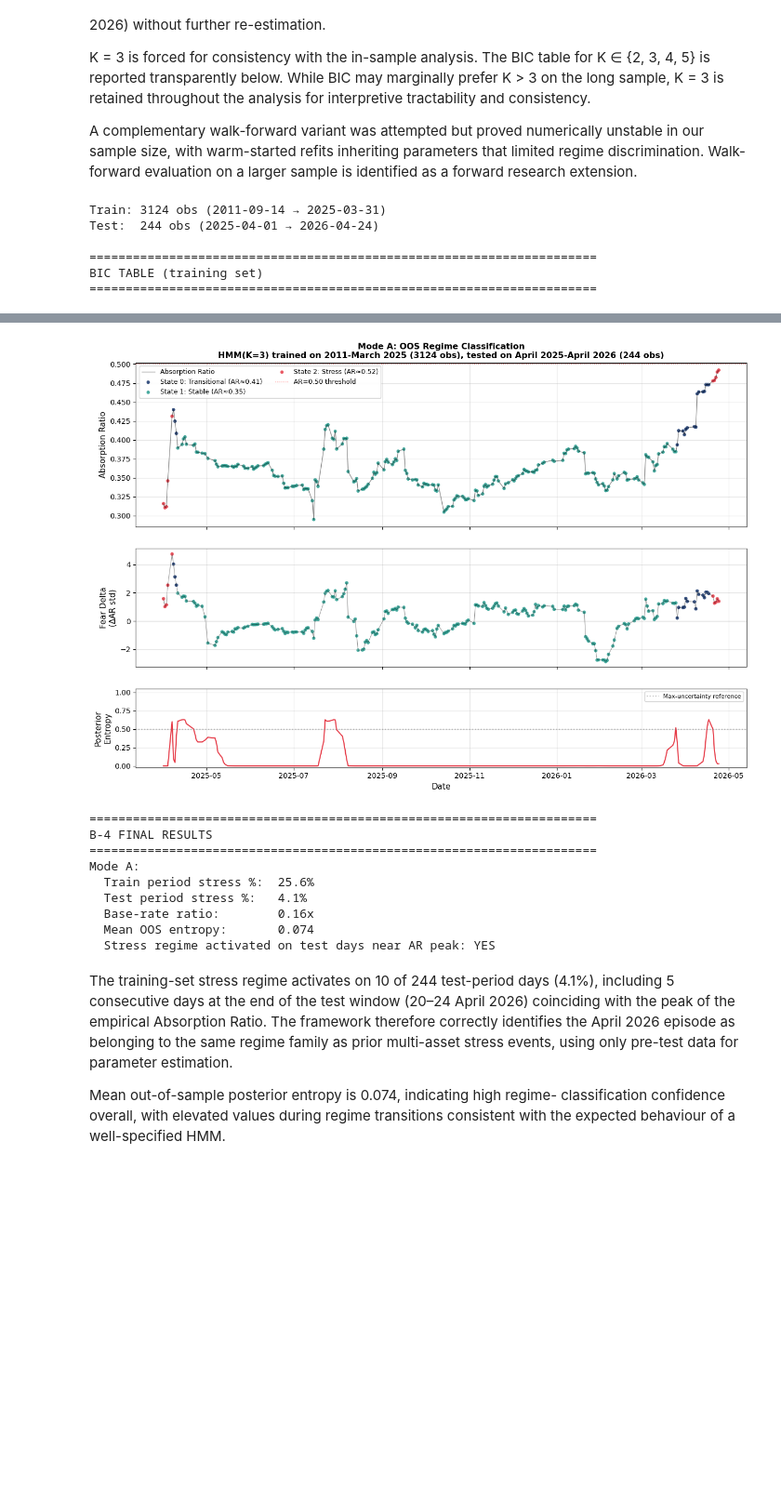
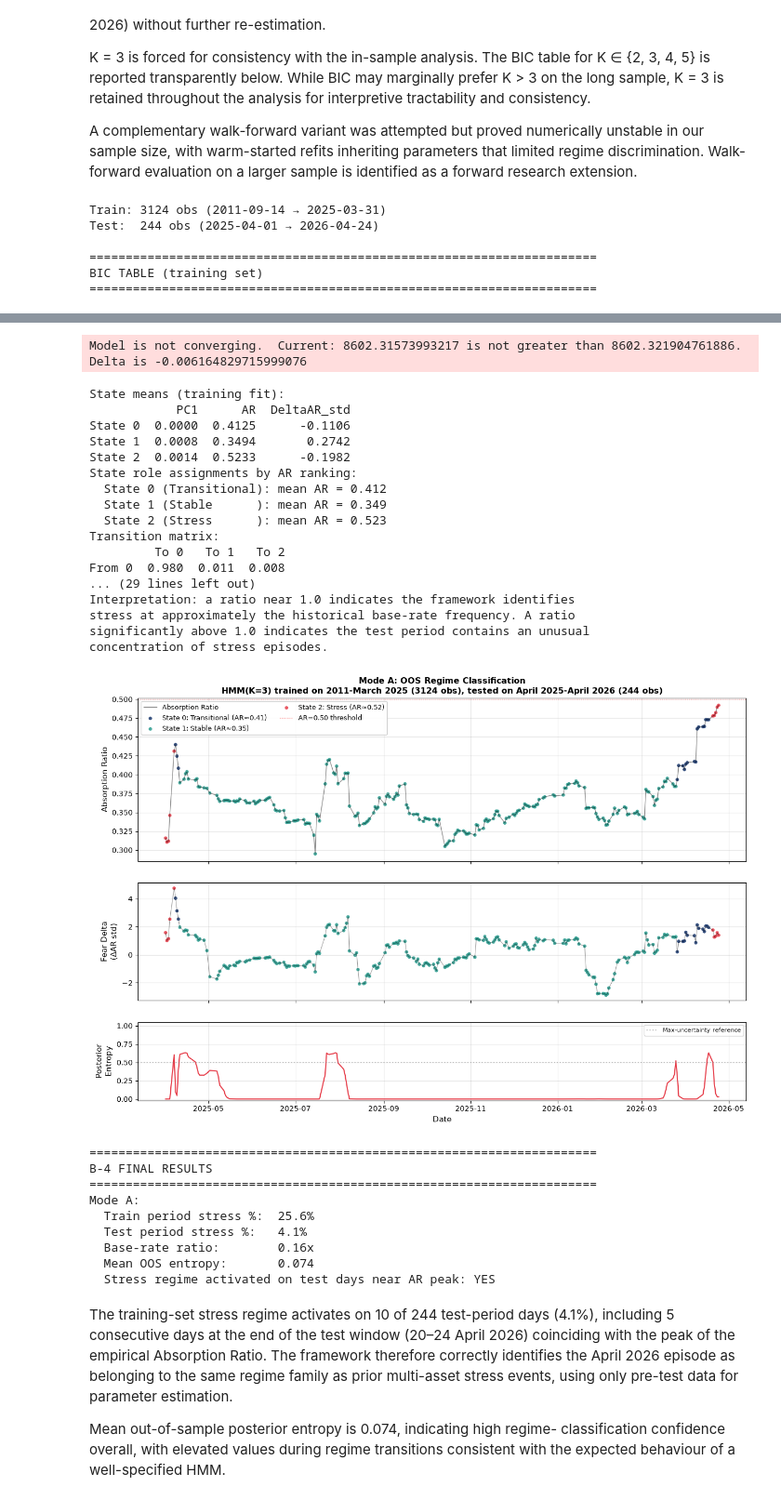
Before and after one commit to youness-yach/geometry-of-risk, a Jupyter notebook: notebooks/geometry_of_risk.ipynb, the cells around one changed output, grey strips where cells are left out. Shown at 93% size. Saved outputs shown, nothing was run; the diff lists cells and outputs as text; code cells hidden in the pictures; blank space fills up the shorter version.

```diff
--- a/notebooks/geometry_of_risk.ipynb
+++ b/notebooks/geometry_of_risk.ipynb
@@ -143,7 +163,7 @@ tickers = {
 
 print("Fetching Global Data...")
 # We download 1 year of data to capture the current 2024-2025 regime
-data = yf.download(list(tickers.keys()), period="1y")["Close"]
+data = snapshot_download(list(tickers.keys()), period="1y")["Close"]
 data.rename(columns=tickers, inplace=True)
 # %% [output]
 Fetching Global Data...
@@ -866,7 +883,7 @@ volume_proxies = {
 
 # 2. Download all data (Main + Proxies)
 all_tickers = list(tickers.keys()) + list(volume_proxies.values())
-raw_data = yf.download(list(all_tickers), period="1y", progress=False)
+raw_data = snapshot_download(list(all_tickers), period="1y", progress=False)
 
 # 3. Extract Prices (Using original tickers)
 prices = raw_data["Close"][list(tickers.keys())].rename(columns=tickers)
@@ -1129,7 +1146,7 @@ that is directly comparable to the static Pearson MST from Section 2.6.
 # have known numerical stability issues.
 
 # ── Load long-history data and slice to 9-asset window ────────────────────
-LONG_HISTORY_CSV = "asset_prices_long_history.csv"  # adjust path if needed
+LONG_HISTORY_CSV = "../data/asset_prices_long_history.csv"
 prices = pd.read_csv(LONG_HISTORY_CSV, index_col=0, parse_dates=True)
 prices_full = prices.dropna()  # only rows where all 9 assets have data
 print(f"DCC sample: {prices_full.shape[0]} obs × {prices_full.shape[1]} assets")
@@ -1850,7 +1864,7 @@ windows use the full 9-asset universe.
 # Principal components as a measure of systemic risk.
 # Journal of Portfolio Management, 37(4), 112–126.
 
-LONG_HISTORY_CSV = "asset_prices_long_history.csv"  # adjust path if needed
+LONG_HISTORY_CSV = "../data/asset_prices_long_history.csv"
 prices_long = pd.read_csv(LONG_HISTORY_CSV, index_col=0, parse_dates=True)
 
 CRISIS_WINDOWS = {
@@ -2261,7 +2292,7 @@ def rolling_ar(returns, window=60, min_obs=30):
 
 
 # ── Load and slice ───────────────────────────────────────────────────────
-LONG_HISTORY_CSV = "asset_prices_long_history.csv"
+LONG_HISTORY_CSV = "../data/asset_prices_long_history.csv"
 prices = pd.read_csv(LONG_HISTORY_CSV, index_col=0, parse_dates=True)
 prices_full = prices.dropna()
 log_ret_full = np.log(prices_full / prices_full.shift(1)).dropna()
@@ -2573,13 +2597,31 @@ concentration of stress episodes.
+Model is not converging.  Current: 8602.31573993217 is not greater than 8602.321904761886. Delta is -0.006164829715999076
+State means (training fit):
+            PC1      AR  DeltaAR_std
+State 0  0.0000  0.4125      -0.1106
+State 1  0.0008  0.3494       0.2742
+State 2  0.0014  0.5233      -0.1982
+State role assignments by AR ranking:
+  State 0 (Transitional): mean AR = 0.412
+  State 1 (Stable      ): mean AR = 0.349
+  State 2 (Stress      ): mean AR = 0.523
+Transition matrix:
+         To 0   To 1   To 2
+From 0  0.980  0.011  0.008
+... (29 lines left out)
+Interpretation: a ratio near 1.0 indicates the framework identifies
+stress at approximately the historical base-rate frequency. A ratio
+significantly above 1.0 indicates the test period contains an unusual
+concentration of stress episodes.
-[figure, old version]
+[figure, new version]
-======================================================================
-B-4 FINAL RESULTS
-======================================================================
-Mode A:
-  Train period stress %:  25.6%
-  Test period stress %:   4.1%
-  Base-rate ratio:        0.16x
-  Mean OOS entropy:       0.074
-  Stress regime activated on test days near AR peak: YES
+======================================================================
+B-4 FINAL RESULTS
+======================================================================
+Mode A:
+  Train period stress %:  25.6%
+  Test period stress %:   4.1%
+  Base-rate ratio:        0.16x
+  Mean OOS entropy:       0.074
+  Stress regime activated on test days near AR peak: YES
 # %% [markdown]
 The training-set stress regime activates on 10 of 244
 test-period days (4.1%), including 5 consecutive days at the end of the test
```
Also changed, not shown: parts of 39 cells of this notebook, 14 other files.
